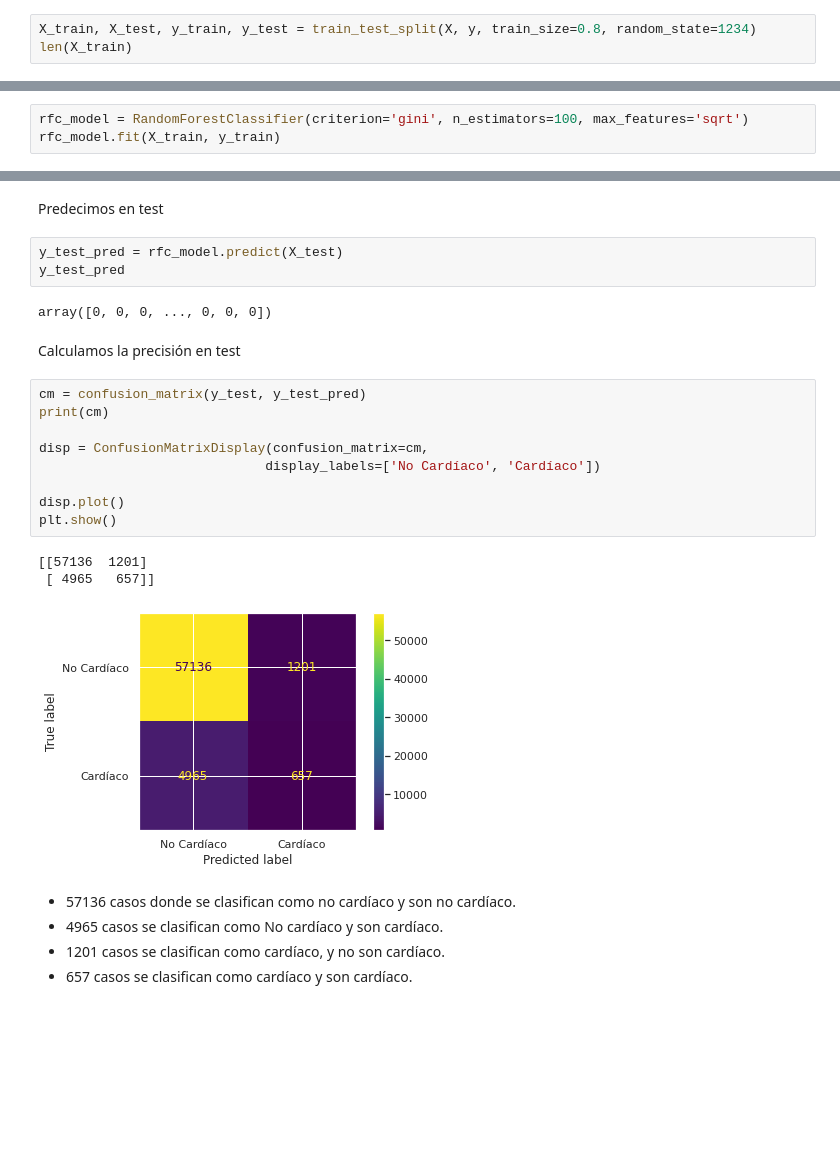
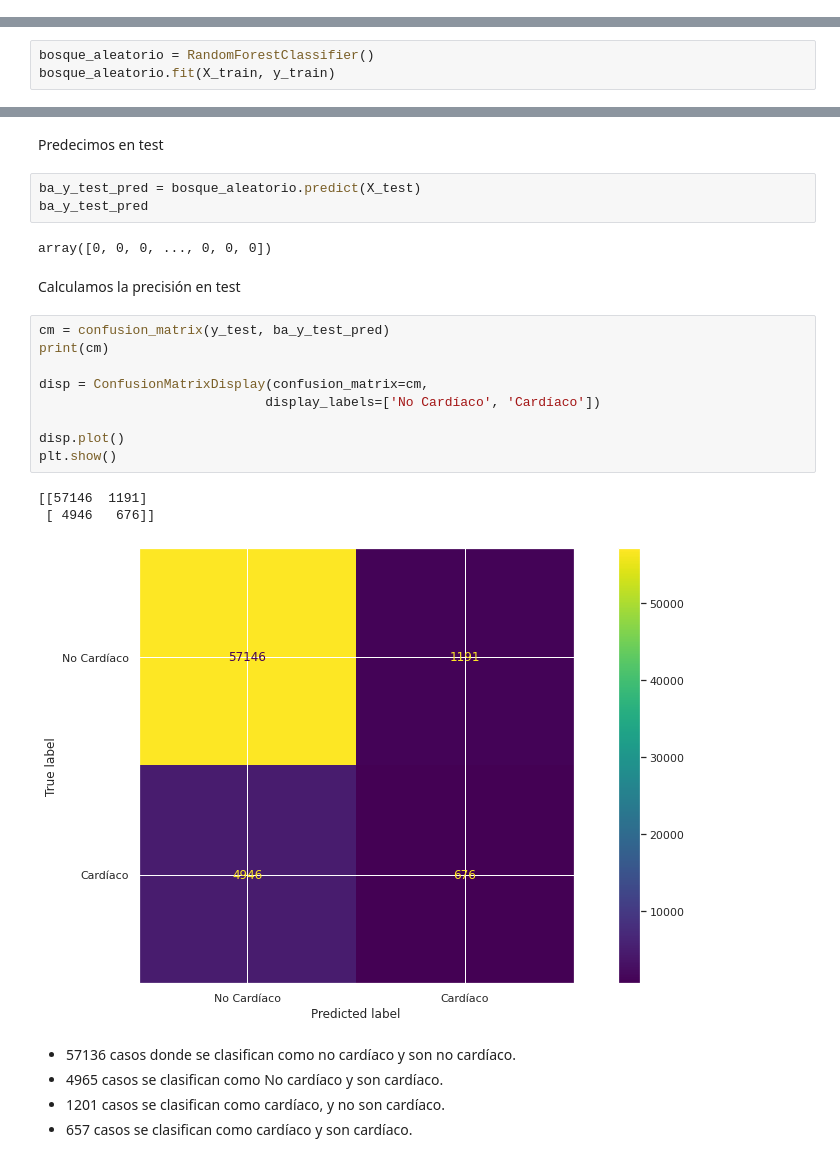
Before and after one commit to NicolasHerrera06/Data_Science_Proyecto_Final, a Jupyter notebook: Entrega1_Balbiani_Herrera_Vitola.ipynb, the cells around one changed output, grey strips where cells are left out. Cells and saved outputs as stored; diff of their text form; blank space fills up the shorter version.

```diff
--- a/Entrega1_Balbiani_Herrera_Vitola.ipynb
+++ b/Entrega1_Balbiani_Herrera_Vitola.ipynb
@@ -610,5 +622,2 @@ print('% de Informe de clasificación sobre el set de evaluación:',test_classif
 # %% [markdown]
 # Clasificación a través de Random Forest
-# %%
-X_train, X_test, y_train, y_test = train_test_split(X, y, train_size=0.8, random_state=1234)
-len(X_train)
@@ -632,5 +624,2 @@ Name: HeartDisease, Length: 63959, dtype: int64
 # %% [markdown]
 Creamos el clasificador Random Forest
-# %%
-rfc_model = RandomForestClassifier(criterion='gini', n_estimators=100, max_features='sqrt')
-rfc_model.fit(X_train, y_train)
@@ -638,0 +626,3 @@ RandomForestClassifier(max_features='sqrt')
+# %%
+bosque_aleatorio = RandomForestClassifier()
+bosque_aleatorio.fit(X_train, y_train)
@@ -639,25 +654,25 @@ RandomForestClassifier(max_features='sqrt')
 # %% [markdown]
 Predecimos en test
-# %%
-y_test_pred = rfc_model.predict(X_test)
-y_test_pred
-# %% [output]
-array([0, 0, 0, ..., 0, 0, 0])
+# %%
+ba_y_test_pred = bosque_aleatorio.predict(X_test)
+ba_y_test_pred
+# %% [output]
+array([0, 0, 0, ..., 0, 0, 0])
 # %% [markdown]
 Calculamos la precisión en test
 # %%
-cm = confusion_matrix(y_test, y_test_pred)
+cm = confusion_matrix(y_test, ba_y_test_pred)
 print(cm)
 
 disp = ConfusionMatrixDisplay(confusion_matrix=cm,
                              display_labels=['No Cardíaco', 'Cardíaco'])
 
 disp.plot()
 plt.show()
 # %% [output]
-[[57136  1201]
- [ 4965   657]]
+[[57146  1191]
+ [ 4946   676]]
-[figure, old version]
+[figure, new version]
 # %% [markdown]
 * 57136 casos donde se clasifican como no cardíaco y son no cardíaco.
 * 4965 casos se clasifican como No cardíaco y son cardíaco.
```
Also changed, not shown: parts of 34 cells of this notebook.
